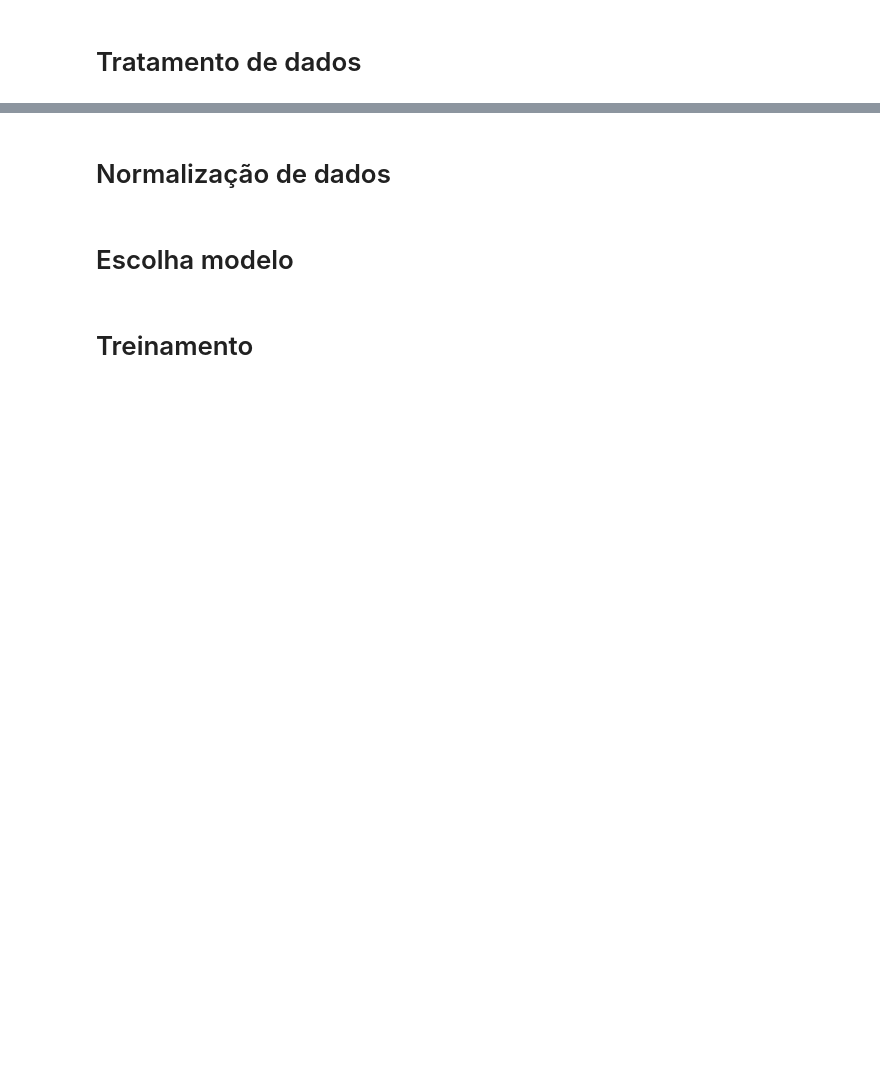
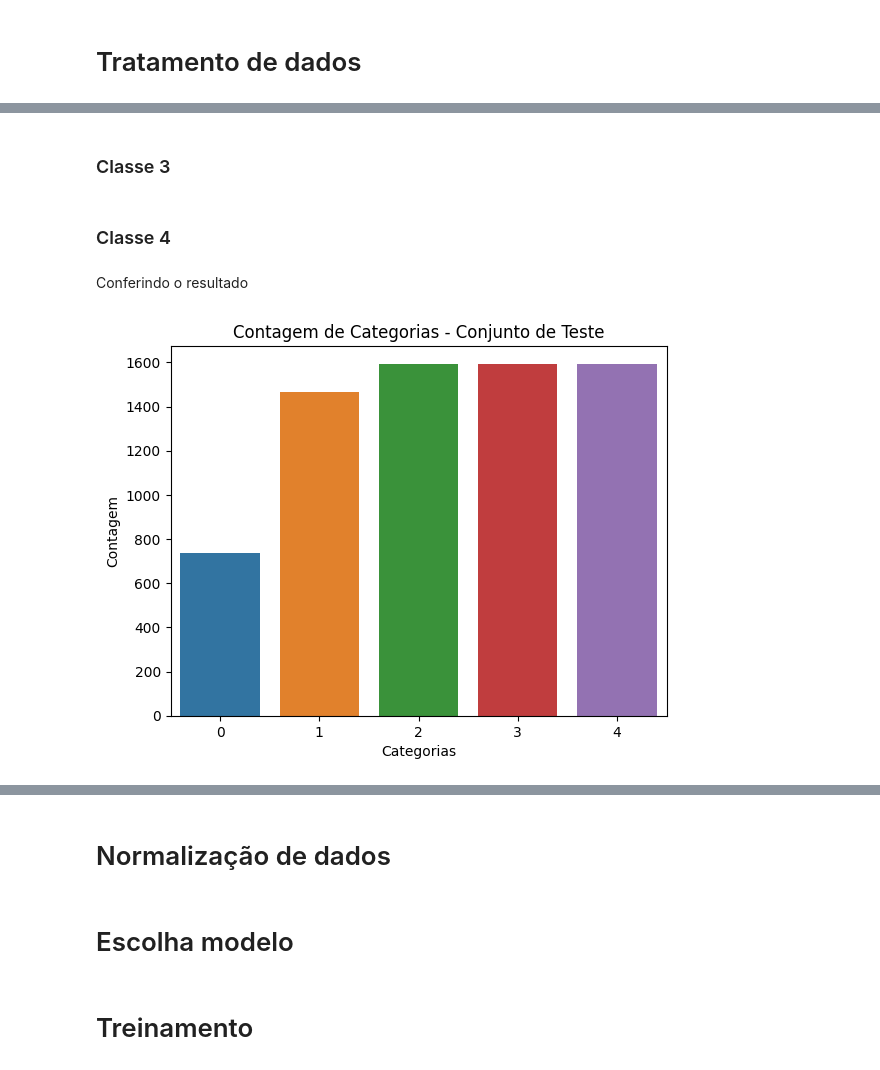
Before and after one commit to Kayzwk/crop-diseases-classification, a Jupyter notebook: davi-a-priori.ipynb, the cells around one changed output, grey strips where cells are left out. Drawn from its saved outputs; the diff is of its cells as text; code cells hidden in the pictures; blank space fills up the shorter version.

```diff
--- a/davi-a-priori.ipynb
+++ b/davi-a-priori.ipynb
@@ -25,0 +55,8 @@ dsDiseases = pd.read_csv("/kaggle/input/crop-diseases-classification/Data/train.
+# %%
+files=[]
+paths=[]
+for dirname, _, filenames in os.walk(dir0):
+    for filename in filenames:
+        paths+=[(os.path.join(dirname, filename))]
+        files+=[filename]
+print(len(paths))
@@ -25,0 +65,7 @@ dsDiseases = pd.read_csv("/kaggle/input/crop-diseases-classification/Data/train.
+# %%
+drops=[]
+for i in range(len(dsDiseases)):
+    if dsDiseases.iloc[i,0] not in files:
+        drops+=[i]
+dsDiseases=dsDiseases.drop(drops,axis=0).reset_index(drop=True)
+display(dsDiseases)
@@ -137,0 +208,28 @@ balanced_dataset = torch.utils.data.ConcatDataset([cropped_dataset_3, cropped_da
+# %% [markdown]
+### Classe 3
+# %%
+import pandas as pd
+
+while len(train_data[train_data['label'] == 3]) > len(train_data[train_data['label'] == 2]):
+    # Drop one sample from class '3'
+    index_to_drop = train_data[train_data['label'] == 3].index[0]
+    train_data = train_data.drop(index_to_drop)
+# %% [markdown]
+### Classe 4
+# %%
+import pandas as pd
+
+while len(train_data[train_data['label'] == 4]) > len(train_data[train_data['label'] == 2]):
+    # Drop one sample from class '3'
+    index_to_drop = train_data[train_data['label'] == 4].index[0]
+    train_data = train_data.drop(index_to_drop)
+# %% [markdown]
+Conferindo o resultado
+# %%
+sns.barplot(x=train_data['label'].value_counts().index, y=train_data['label'].value_counts().values)
+plt.title('Contagem de Categorias - Conjunto de Teste')
+plt.xlabel('Categorias')
+plt.ylabel('Contagem')
+plt.show()
+# %% [output]
+[figure, added]
```
Also changed, not shown: parts of 24 cells of this notebook.
